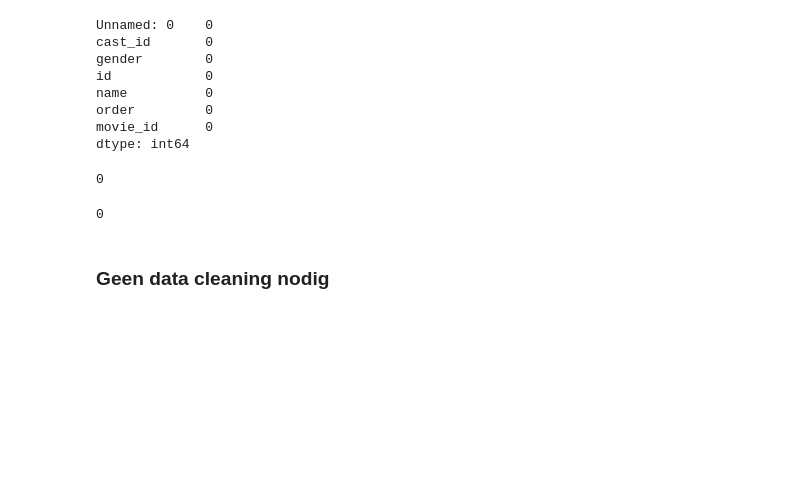
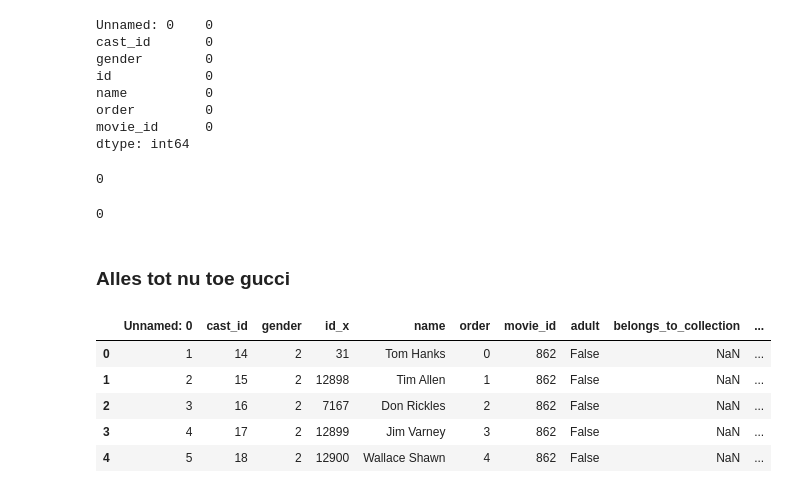
Before and after one commit to Danny-cao/DataScienceMovies, a Jupyter notebook: DataScienceFilms.ipynb, the cells around one changed output. Drawn from its saved outputs; the diff is of its cells as text; code cells hidden in the pictures; blank space fills up the shorter version.

Commit message:
merge externe bronnen en cleanup externe bronnen

```diff
--- a/DataScienceFilms.ipynb
+++ b/DataScienceFilms.ipynb
@@ -259,5 +262,16 @@ pd.isnull(df_movies_metadata["id"]).sum()
 pd.isnull(df_movies_metadata["original_title"]).sum()
 # %% [output]
 0
-# %% [markdown]
-### Geen data cleaning nodig
+# %% [markdown]
+### Alles tot nu toe gucci
+# %%
+df_merge_actors_movies = pd.merge(df_actors, df_movies_metadata, left_on='movie_id', right_index=True)
+# %%
+df_merge_actors_movies.head()
+# %% [output]
+|  | Unnamed: 0 | cast_id | gender | id_x | name | order | movie_id | adult | belongs_to_collection | ... |
+| 0 | 1 | 14 | 2 | 31 | Tom Hanks | 0 | 862 | False | NaN | ... |
+| 1 | 2 | 15 | 2 | 12898 | Tim Allen | 1 | 862 | False | NaN | ... |
+| 2 | 3 | 16 | 2 | 7167 | Don Rickles | 2 | 862 | False | NaN | ... |
+| 3 | 4 | 17 | 2 | 12899 | Jim Varney | 3 | 862 | False | NaN | ... |
+| 4 | 5 | 18 | 2 | 12900 | Wallace Shawn | 4 | 862 | False | NaN | ... |
```
Also changed, not shown: parts of 5 cells of this notebook.
